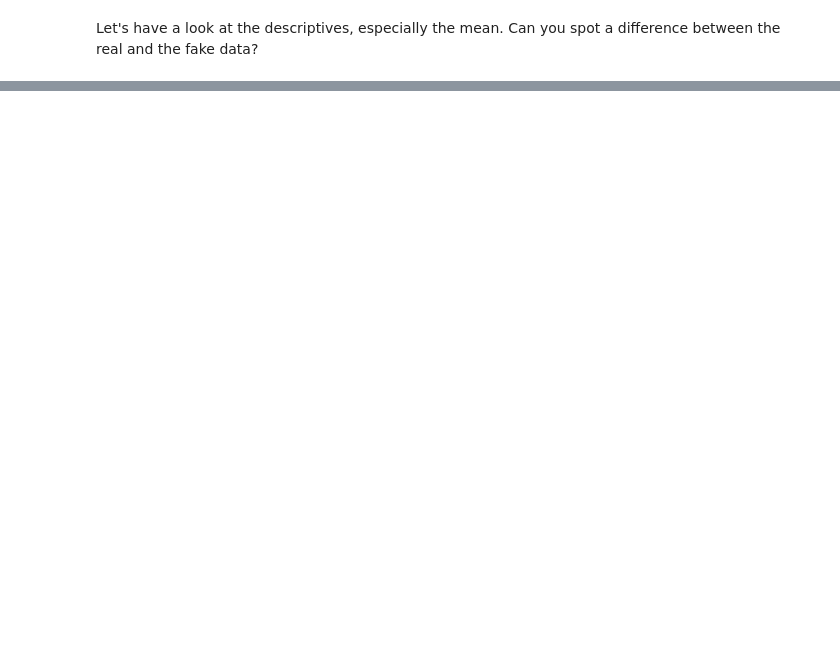
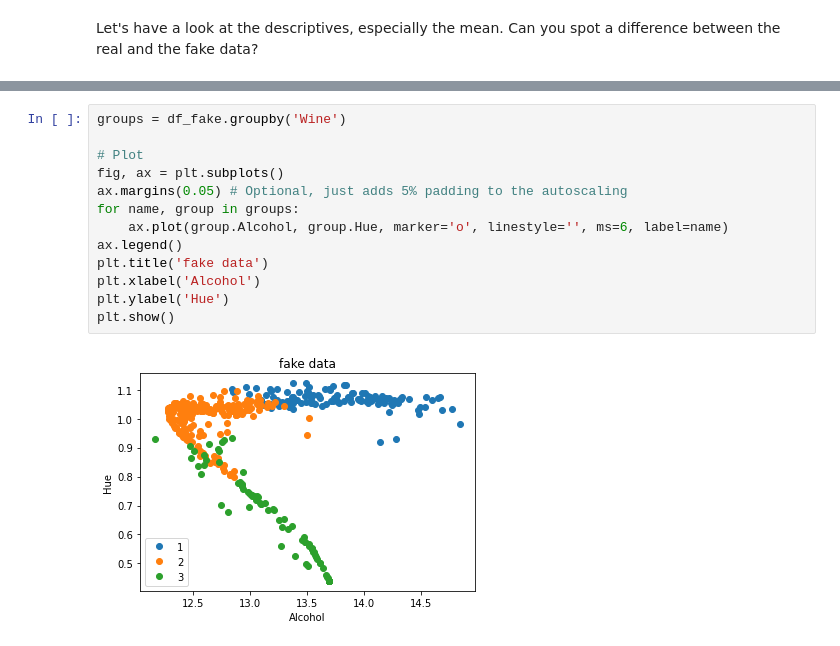
Before and after one commit to lschmiddey/fastpages_, a Jupyter notebook: _notebooks/2021-04-10-DeepLearning_TabularDataAugmentation.ipynb, the cells around one changed output, grey strips where cells are left out. Drawn from its saved outputs; the diff is of its cells as text; blank space fills up the shorter version.

```diff
--- a/_notebooks/2021-04-10-DeepLearning_TabularDataAugmentation.ipynb
+++ b/_notebooks/2021-04-10-DeepLearning_TabularDataAugmentation.ipynb
@@ -161,0 +222,15 @@ df_fake_with_noise.groupby('Wine').describe().loc[:,(slice(None),['mean'])]
+# %%
+groups = df_fake.groupby('Wine')
+
+# Plot
+fig, ax = plt.subplots()
+ax.margins(0.05) # Optional, just adds 5% padding to the autoscaling
+for name, group in groups:
+    ax.plot(group.Alcohol, group.Hue, marker='o', linestyle='', ms=6, label=name)
+ax.legend()
+plt.title('fake data')
+plt.xlabel('Alcohol')
+plt.ylabel('Hue')
+plt.show()
+# %% [output]
+[figure, added]
```
Also changed, not shown: parts of 34 cells of this notebook, 8 other files.
